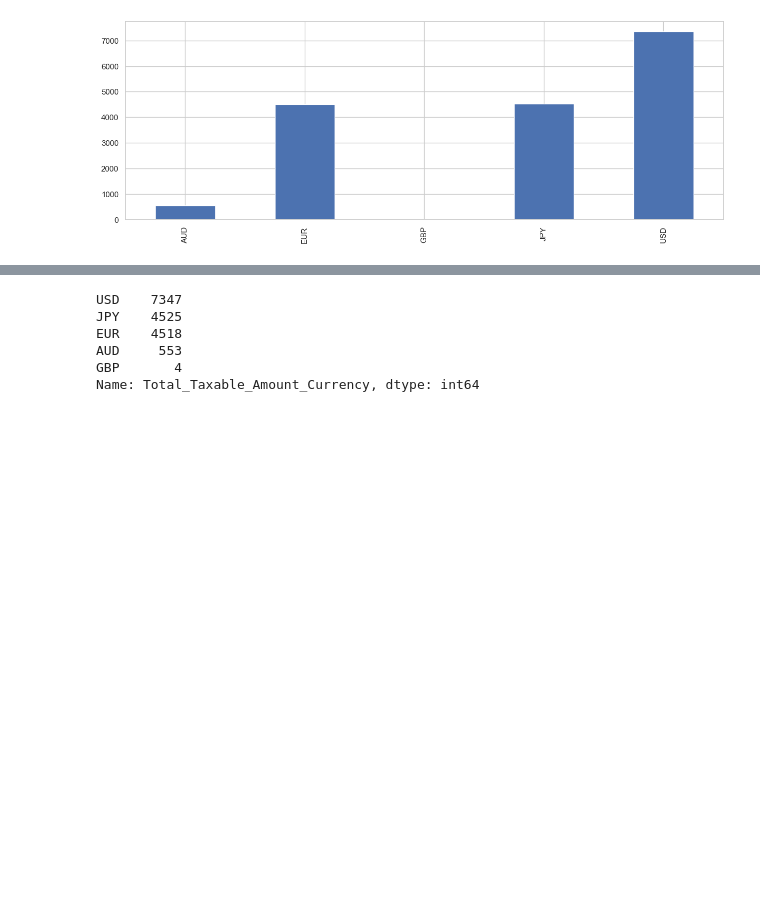
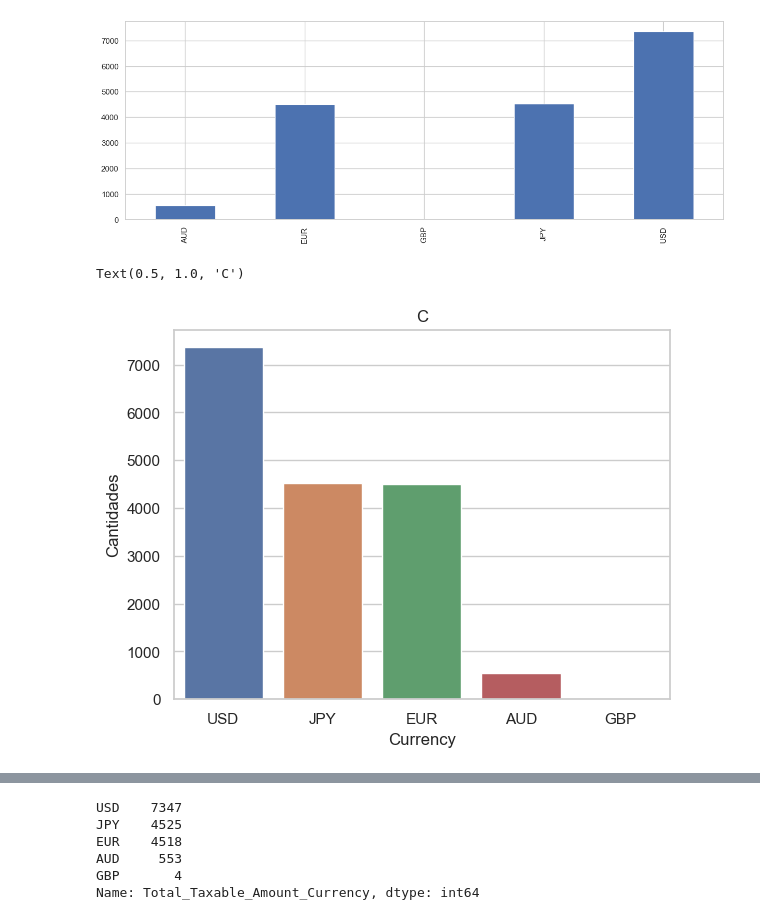
Before and after one commit to fede-alt/datos_2c2020_tp1, a Jupyter notebook: Pruebas/Pruebas_Art.ipynb, the cells around one changed output, grey strips where cells are left out. Saved outputs shown, nothing was run; the diff lists cells and outputs as text; code cells hidden in the pictures; blank space fills up the shorter version.

```diff
--- a/Pruebas/Pruebas_Art.ipynb
+++ b/Pruebas/Pruebas_Art.ipynb
@@ -340,3 +384,11 @@ df['Total_Amount_Currency'].value_counts().sort_index().plot(kind='bar', figsize
 # %% [output]
 <matplotlib.axes._subplots.AxesSubplot at 0x...>
 [figure]
+# %%
+order = df['Total_Amount_Currency'].value_counts().index
+visu = sns.countplot(df['Total_Amount_Currency'].dropna(), order=order)
+visu.set(xlabel='Currency', ylabel='Cantidades')
+visu.axes.set_title('Cantidad de oportunidades con el tipo de moneda correspondiente')
+# %% [output]
+Text(0.5, 1.0, 'C')
+[figure, added]
```
Also changed, not shown: parts of 6 cells of this notebook, 1 other file.
